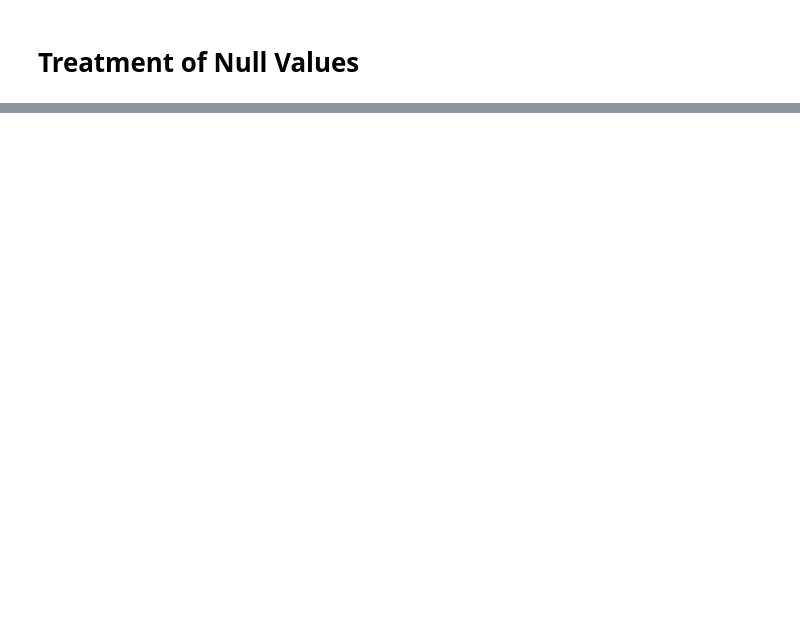
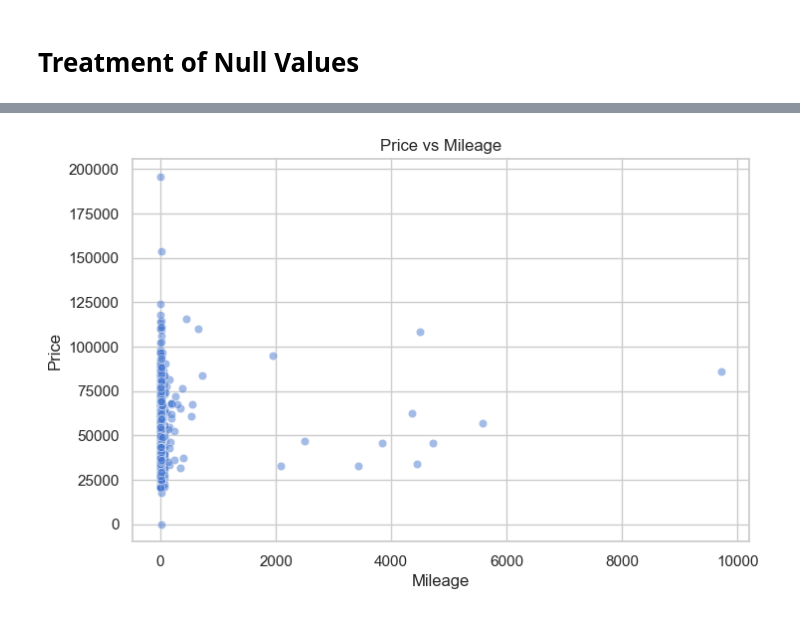
Before and after one commit to RajatDev18/Vehicle_Price_Prediction_working, a Jupyter notebook: predict_vehicle_prices.ipynb.ipynb, the cells around one changed output, grey strips where cells are left out. Saved outputs shown, nothing was run; the diff lists cells and outputs as text; code cells hidden in the pictures; blank space fills up the shorter version.

```diff
--- a/predict_vehicle_prices.ipynb.ipynb
+++ b/predict_vehicle_prices.ipynb.ipynb
@@ -90,0 +125,9 @@ df['interior_color'].fillna(df['interior_color'].mode()[0],inplace=True)
+# %%
+plt.figure(figsize=(8,5))
+sns.scatterplot(x='mileage', y='price', data=df, alpha=0.5)
+plt.title('Price vs Mileage')
+plt.xlabel('Mileage')
+plt.ylabel('Price')
+plt.show()
+# %% [output]
+[figure, added]
```
Also changed, not shown: parts of 14 cells of this notebook.
